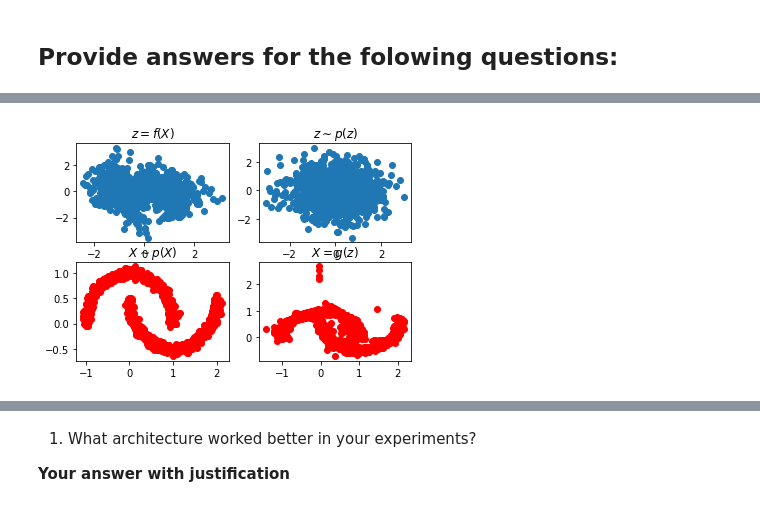
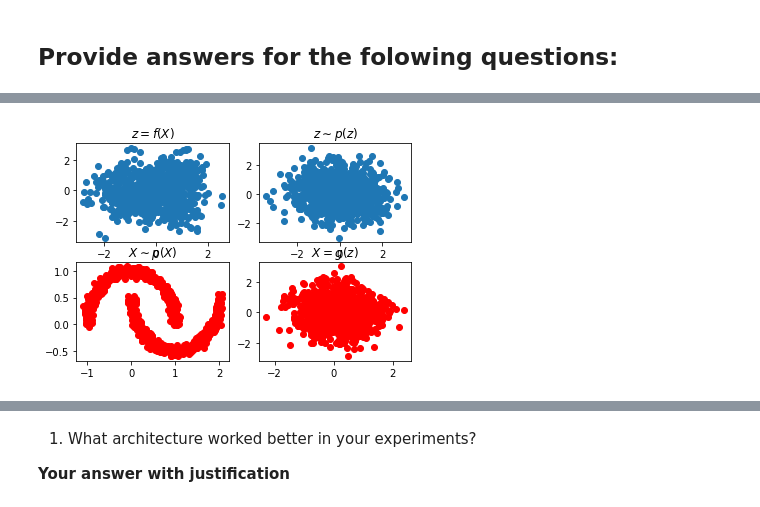
Before and after one commit to Tikhon239/HSE, a Jupyter notebook: BayesML/NF/nf-assignment.ipynb, the cells around one changed output, grey strips where cells are left out. Cells and saved outputs as stored; diff of their text form; code cells hidden in the pictures.

```diff
--- a/BayesML/NF/nf-assignment.ipynb
+++ b/BayesML/NF/nf-assignment.ipynb
@@ -120,7 +121,7 @@ class RealNVP(nn.Module):
     def fit(self, batch_size=100, steps=5001, lr=1e-3):
         optimizer = torch.optim.Adam(self.parameters(), lr=lr)
 
-        for step in range(steps):
+        for step in trange(steps, desc='Tranning'):
             noisy_moons = datasets.make_moons(n_samples=batch_size, noise=.05)
             batch = torch.tensor(
                 noisy_moons[0],
@@ -404,6 +413,9 @@ flow = get_flow_model(**args)
 # %%
+# увеличим количество масок
+args['n_layers'] = 3
+args['number_of_coupling_layers'] = 9
 
-
+flow = get_flow_model(**args)
 flow.fit(**train_args)
 flow.visualization(n_samples=1000)
 # %% [output]
@@ -421 +433 @@ iter 5000: loss = 0.665
-[figure, old version]
+[figure, new version]
```
Also changed, not shown: parts of 7 cells of this notebook.
